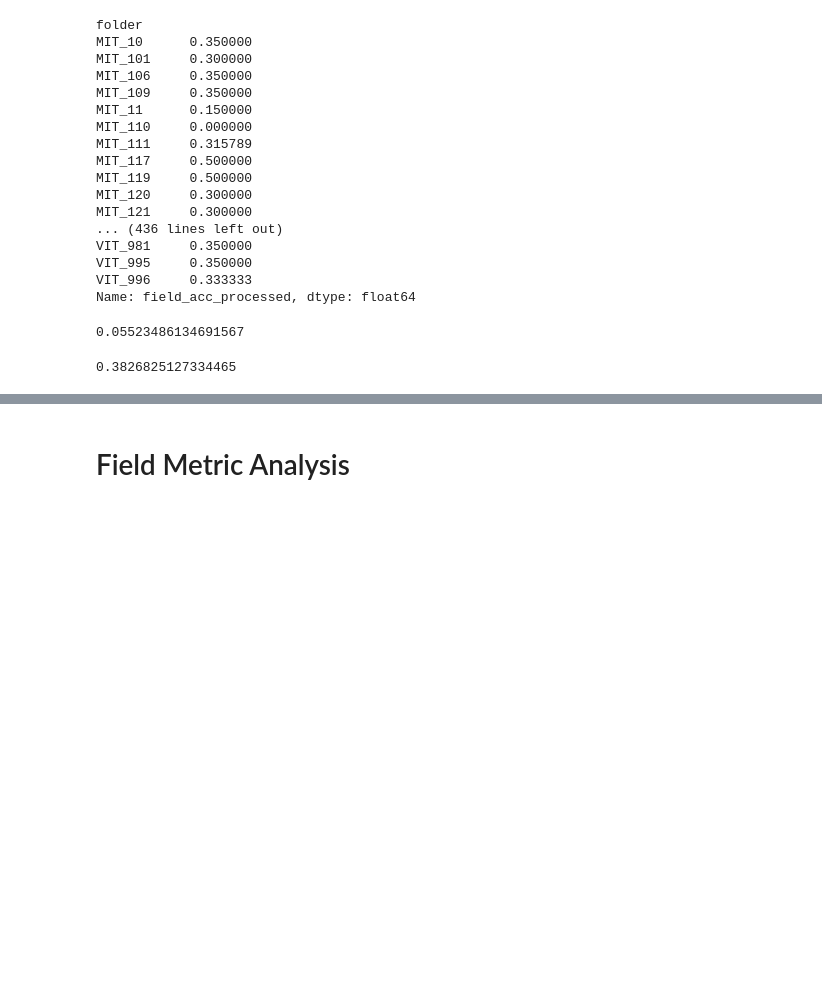
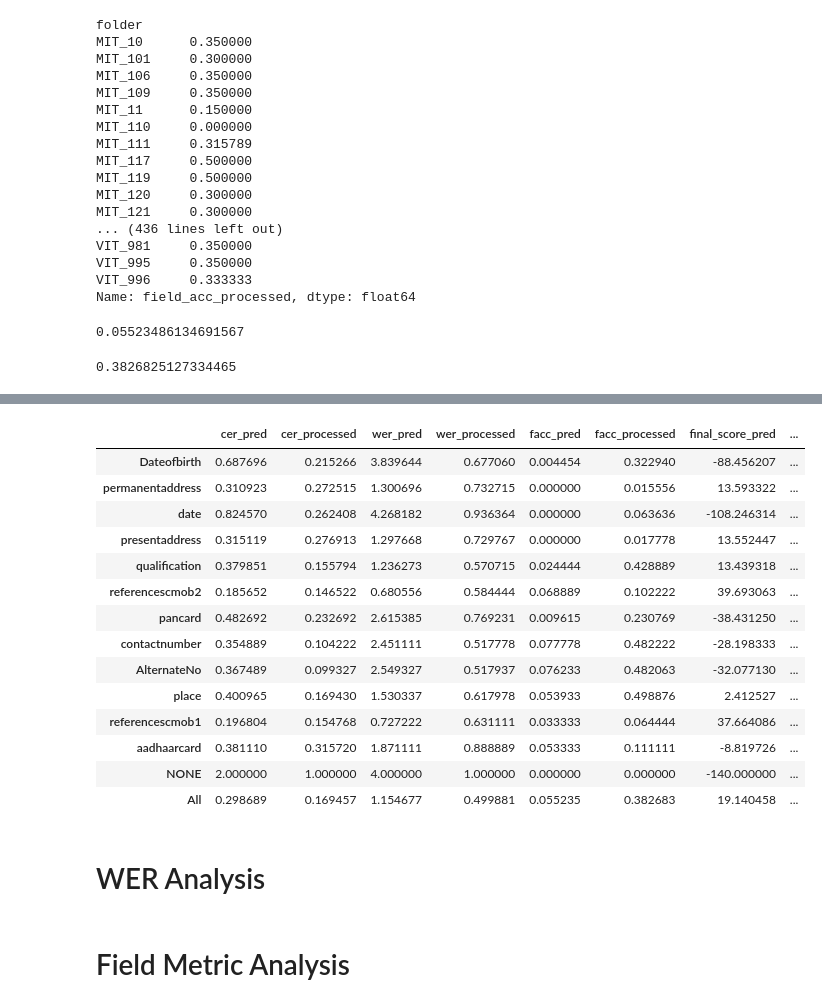
Before and after one commit to sathishkumartheta/tokenwise-dehado-ai, a Jupyter notebook: notebooks/OCR_Metrics.ipynb, the cells around one changed output, grey strips where cells are left out. Drawn from its saved outputs; the diff is of its cells as text; code cells hidden in the pictures; blank space fills up the shorter version.

Commit message:
WER Analysis

```diff
--- a/notebooks/OCR_Metrics.ipynb
+++ b/notebooks/OCR_Metrics.ipynb
@@ -483,6 +483,26 @@ metrics_df
 | All | 0.298689 | 0.169457 | 1.154677 | 0.499881 | 0.055235 | 0.382683 | 19.140458 | ... |
 # %%
 metrics_df.to_csv("metrics_test_set.csv")
+# %%
+metrics_df[metrics_df['wer_processed'] > 0.4]
+# %% [output]
+|  | cer_pred | cer_processed | wer_pred | wer_processed | facc_pred | facc_processed | final_score_pred | ... |
+| Dateofbirth | 0.687696 | 0.215266 | 3.839644 | 0.677060 | 0.004454 | 0.322940 | -88.456207 | ... |
+| permanentaddress | 0.310923 | 0.272515 | 1.300696 | 0.732715 | 0.000000 | 0.015556 | 13.593322 | ... |
+| date | 0.824570 | 0.262408 | 4.268182 | 0.936364 | 0.000000 | 0.063636 | -108.246314 | ... |
+| presentaddress | 0.315119 | 0.276913 | 1.297668 | 0.729767 | 0.000000 | 0.017778 | 13.552447 | ... |
+| qualification | 0.379851 | 0.155794 | 1.236273 | 0.570715 | 0.024444 | 0.428889 | 13.439318 | ... |
+| referencescmob2 | 0.185652 | 0.146522 | 0.680556 | 0.584444 | 0.068889 | 0.102222 | 39.693063 | ... |
+| pancard | 0.482692 | 0.232692 | 2.615385 | 0.769231 | 0.009615 | 0.230769 | -38.431250 | ... |
+| contactnumber | 0.354889 | 0.104222 | 2.451111 | 0.517778 | 0.077778 | 0.482222 | -28.198333 | ... |
+| AlternateNo | 0.367489 | 0.099327 | 2.549327 | 0.517937 | 0.076233 | 0.482063 | -32.077130 | ... |
+| place | 0.400965 | 0.169430 | 1.530337 | 0.617978 | 0.053933 | 0.498876 | 2.412527 | ... |
+| referencescmob1 | 0.196804 | 0.154768 | 0.727222 | 0.631111 | 0.033333 | 0.064444 | 37.664086 | ... |
+| aadhaarcard | 0.381110 | 0.315720 | 1.871111 | 0.888889 | 0.053333 | 0.111111 | -8.819726 | ... |
+| NONE | 2.000000 | 1.000000 | 4.000000 | 1.000000 | 0.000000 | 0.000000 | -140.000000 | ... |
+| All | 0.298689 | 0.169457 | 1.154677 | 0.499881 | 0.055235 | 0.382683 | 19.140458 | ... |
+# %% [markdown]
+# WER Analysis
 # %% [markdown]
 # Field Metric Analysis
 # %%
```
Also changed, not shown: parts of 1 cell of this notebook.
